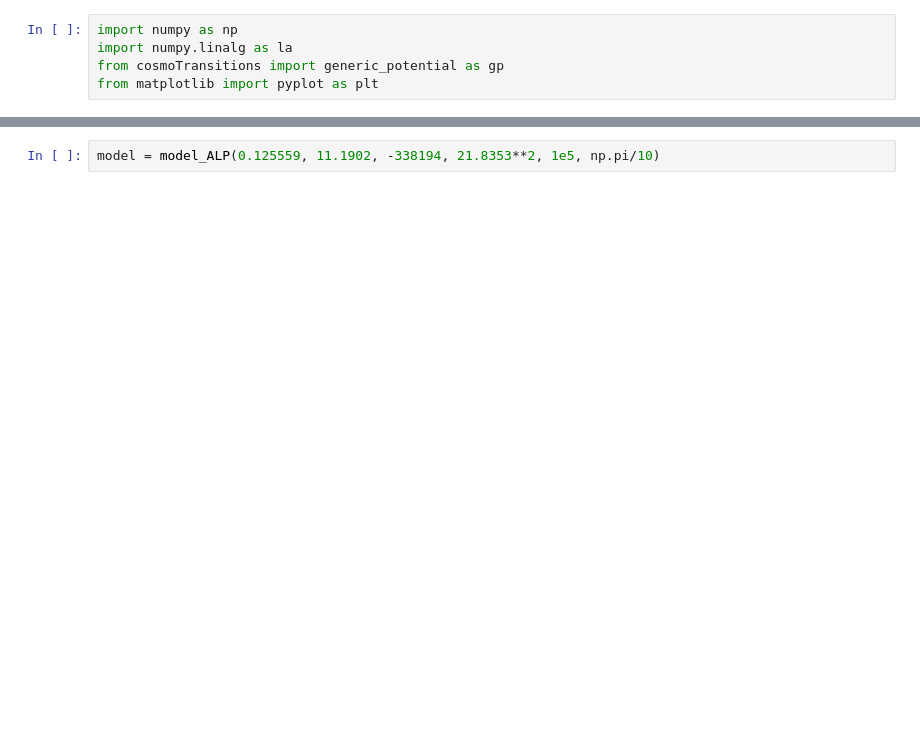
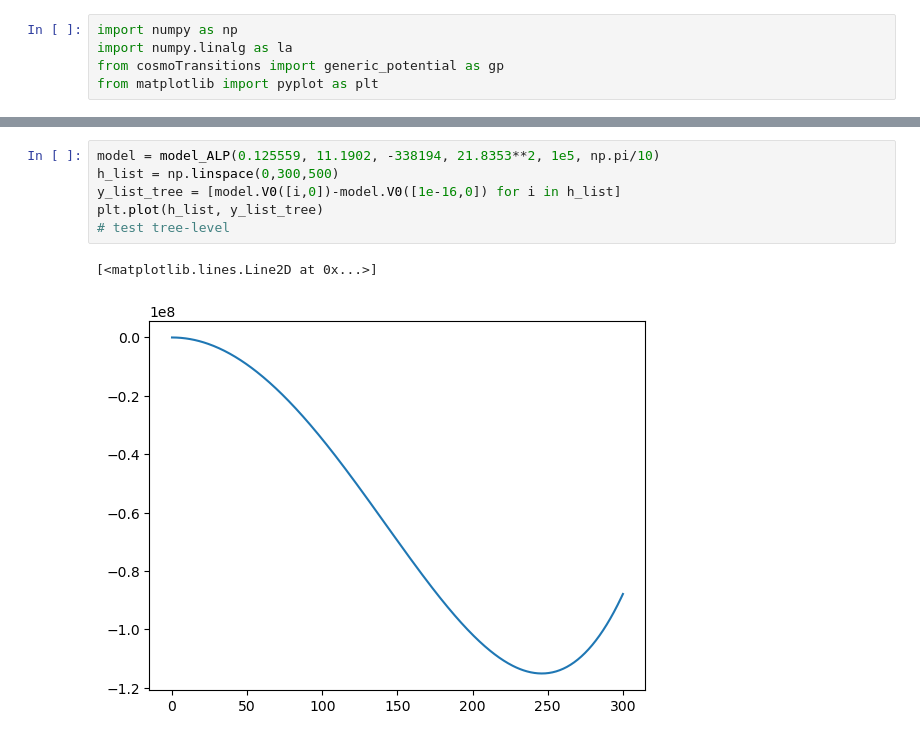
Before and after one commit to quarkquartet/EWPT-ALP, a Jupyter notebook: phase_transition/test.ipynb, the cells around one changed output, grey strips where cells are left out. Cells and saved outputs as stored; diff of their text form; blank space fills up the shorter version.

```diff
--- a/phase_transition/test.ipynb
+++ b/phase_transition/test.ipynb
@@ -54,3 +172,10 @@ class model_ALP(gp.generic_potential):
 # %%
 model = model_ALP(0.125559, 11.1902, -338194, 21.8353**2, 1e5, np.pi/10)
+h_list = np.linspace(0,300,500)
+y_list_tree = [model.V0([i,0])-model.V0([1e-16,0]) for i in h_list]
+plt.plot(h_list, y_list_tree)
+# test tree-level
+# %% [output]
+[<matplotlib.lines.Line2D at 0x...>]
+[figure, added]
 # %%
```
Also changed, not shown: parts of 6 cells of this notebook, 2 other files.
